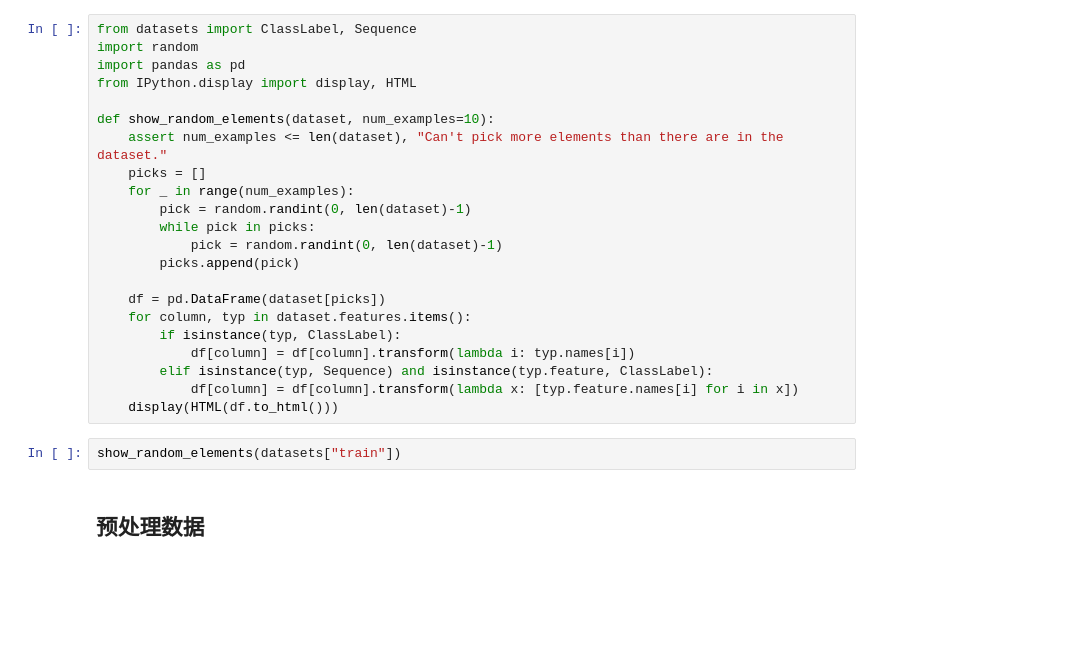
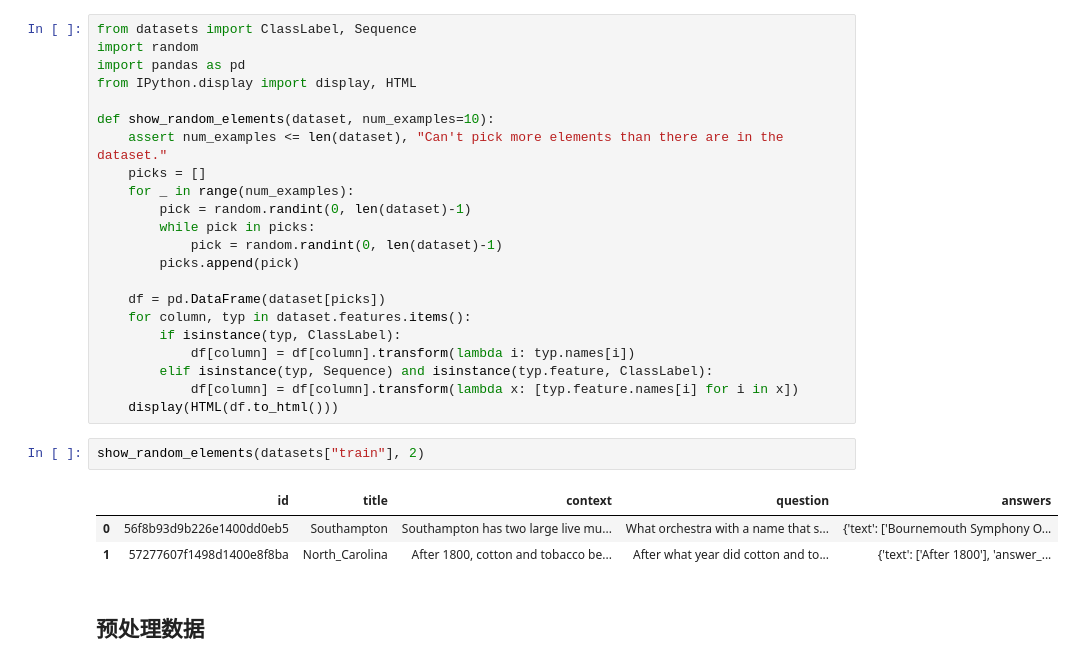
Before and after one commit to fhvknb/LLM-quickstart, a Jupyter notebook: transformers/fine-tune-QA.ipynb, the cells around one changed output. Saved outputs shown, nothing was run; the diff lists cells and outputs as text; blank space fills up the shorter version.

```diff
--- a/transformers/fine-tune-QA.ipynb
+++ b/transformers/fine-tune-QA.ipynb
@@ -97,7 +97,11 @@ def show_random_elements(dataset, num_examples=10):
             df[column] = df[column].transform(lambda x: [typ.feature.names[i] for i in x])
     display(HTML(df.to_html()))
 # %%
-show_random_elements(datasets["train"])
+show_random_elements(datasets["train"], 2)
+# %% [output]
+|  | id | title | context | question | answers |
+| 0 | 56f8b93d9b226e1400dd0eb5 | Southampton | Southampton has two large live mu... | What orchestra with a name that s... | {'text': ['Bournemouth Symphony O... |
+| 1 | 57277607f1498d1400e8f8ba | North_Carolina | After 1800, cotton and tobacco be... | After what year did cotton and to... | {'text': ['After 1800'], 'answer_... |
 # %% [markdown]
 ## 预处理数据
 # %%
```
Also changed, not shown: parts of 6 cells of this notebook.
